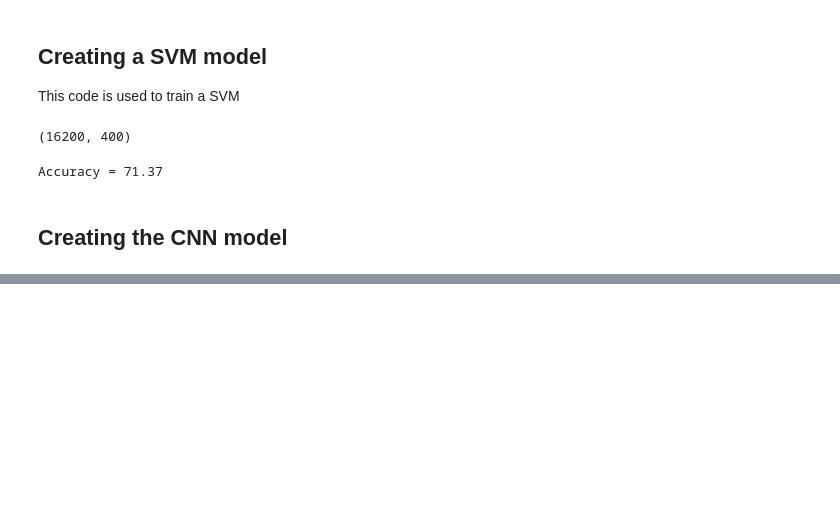
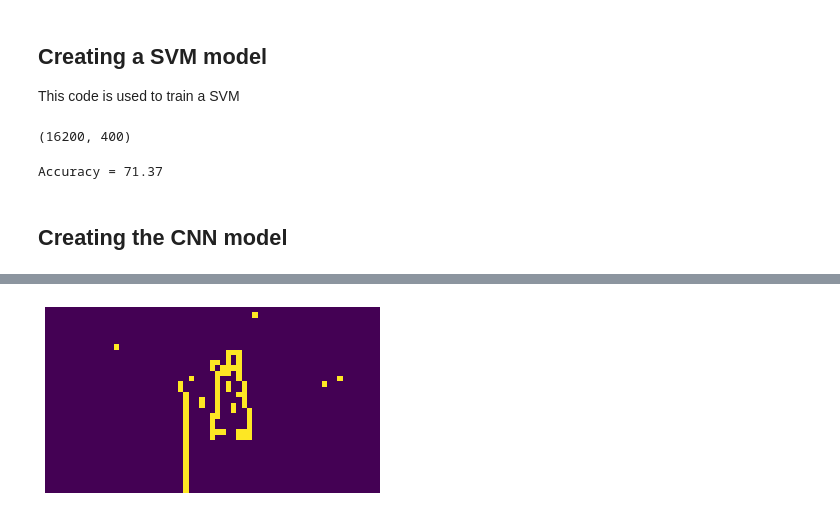
Before and after one commit to Pink-Shadow/VISN, a Jupyter notebook: Code/CNN.ipynb, the cells around one changed output, grey strips where cells are left out. Drawn from its saved outputs; the diff is of its cells as text; code cells hidden in the pictures; blank space fills up the shorter version.

```diff
--- a/Code/CNN.ipynb
+++ b/Code/CNN.ipynb
@@ -349,0 +414,6 @@ print(test_acc)
+# %%
+plt.imshow(lst)
+plt.axis('off')
+plt.savefig("detection.jpg")
+# %% [output]
+[figure, added]
```
Also changed, not shown: parts of 18 cells of this notebook.
